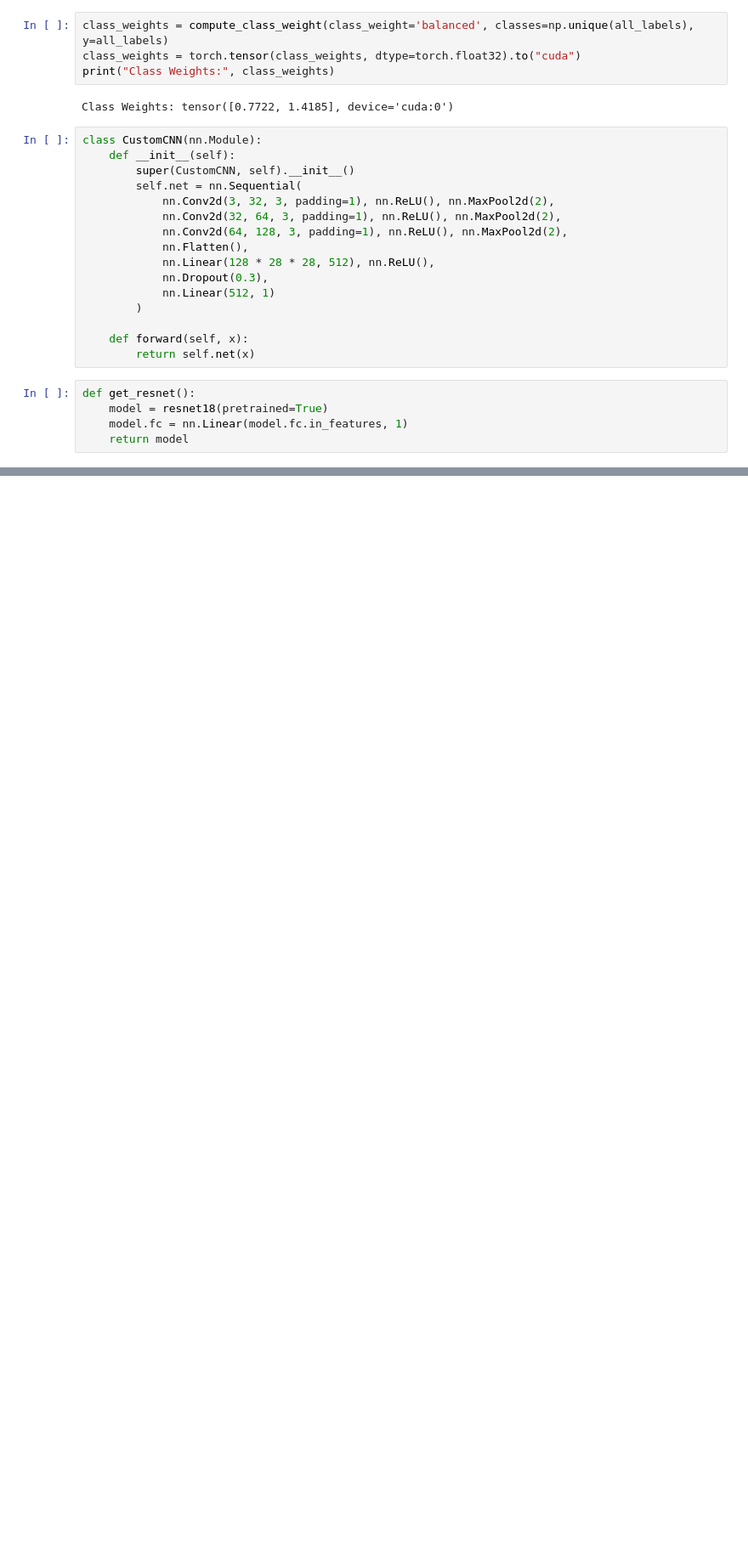
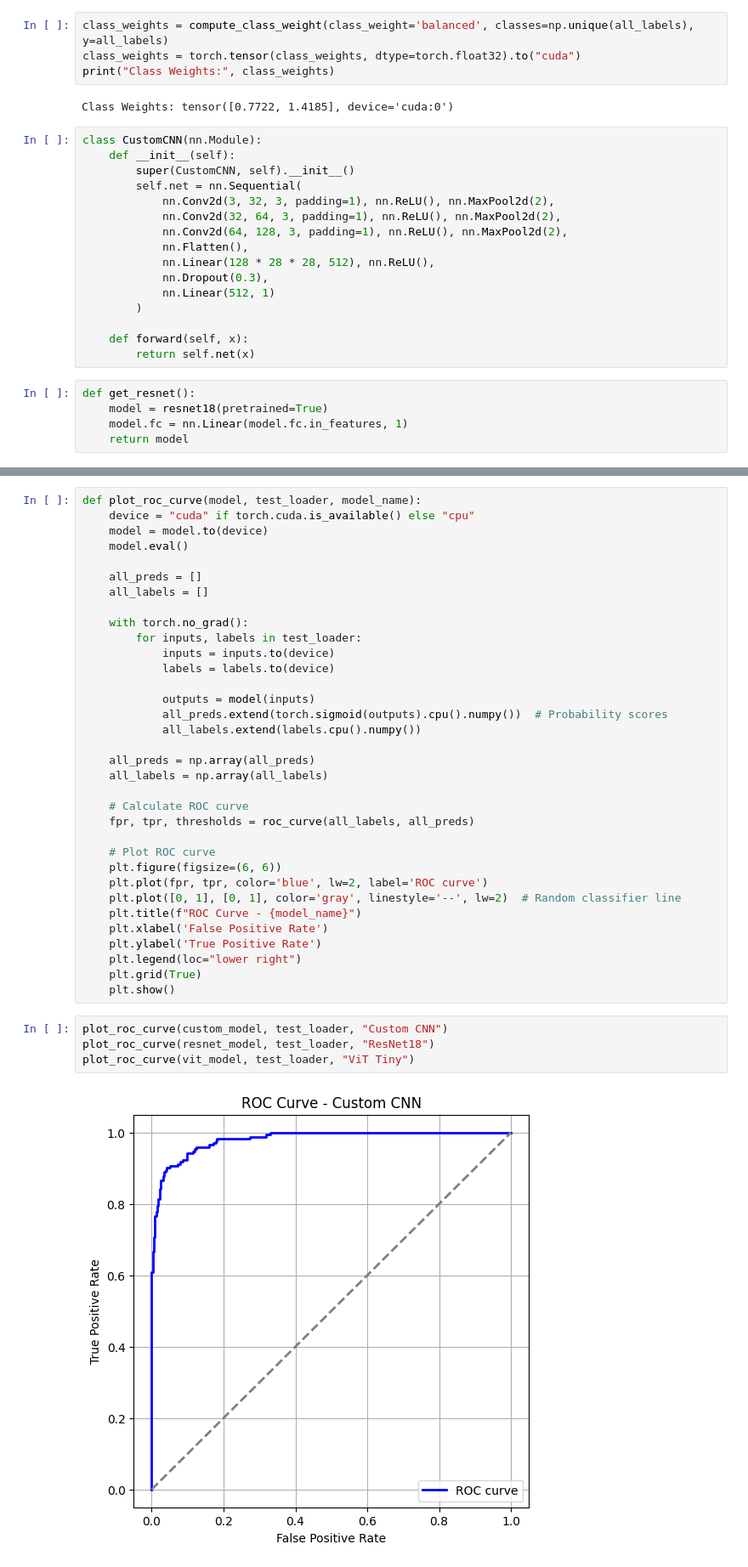
Before and after one commit to S4DIB/EEG-499A, a Jupyter notebook: sadib499.ipynb, the cells around one changed output, grey strips where cells are left out. Shown at 85% size. Saved outputs shown, nothing was run; the diff lists cells and outputs as text; blank space fills up the shorter version.

```diff
--- a/sadib499.ipynb
+++ b/sadib499.ipynb
@@ -284,0 +485,40 @@ Epoch 12/50
+# %%
+def plot_roc_curve(model, test_loader, model_name):
+    device = "cuda" if torch.cuda.is_available() else "cpu"
+    model = model.to(device)
+    model.eval()
+
+    all_preds = []
+    all_labels = []
+
+    with torch.no_grad():
+        for inputs, labels in test_loader:
+            inputs = inputs.to(device)
+            labels = labels.to(device)
+
+            outputs = model(inputs)
+            all_preds.extend(torch.sigmoid(outputs).cpu().numpy())  # Probability scores
+            all_labels.extend(labels.cpu().numpy())
+
+    all_preds = np.array(all_preds)
+    all_labels = np.array(all_labels)
+
+    # Calculate ROC curve
+    fpr, tpr, thresholds = roc_curve(all_labels, all_preds)
+
+    # Plot ROC curve
+    plt.figure(figsize=(6, 6))
+    plt.plot(fpr, tpr, color='blue', lw=2, label='ROC curve')
+    plt.plot([0, 1], [0, 1], color='gray', linestyle='--', lw=2)  # Random classifier line
+    plt.title(f"ROC Curve - {model_name}")
+    plt.xlabel('False Positive Rate')
+    plt.ylabel('True Positive Rate')
+    plt.legend(loc="lower right")
+    plt.grid(True)
+    plt.show()
+# %%
+plot_roc_curve(custom_model, test_loader, "Custom CNN")
+plot_roc_curve(resnet_model, test_loader, "ResNet18")
+plot_roc_curve(vit_model, test_loader, "ViT Tiny")
+# %% [output]
+[figure, added]
```
Also changed, not shown: parts of 21 cells of this notebook.
